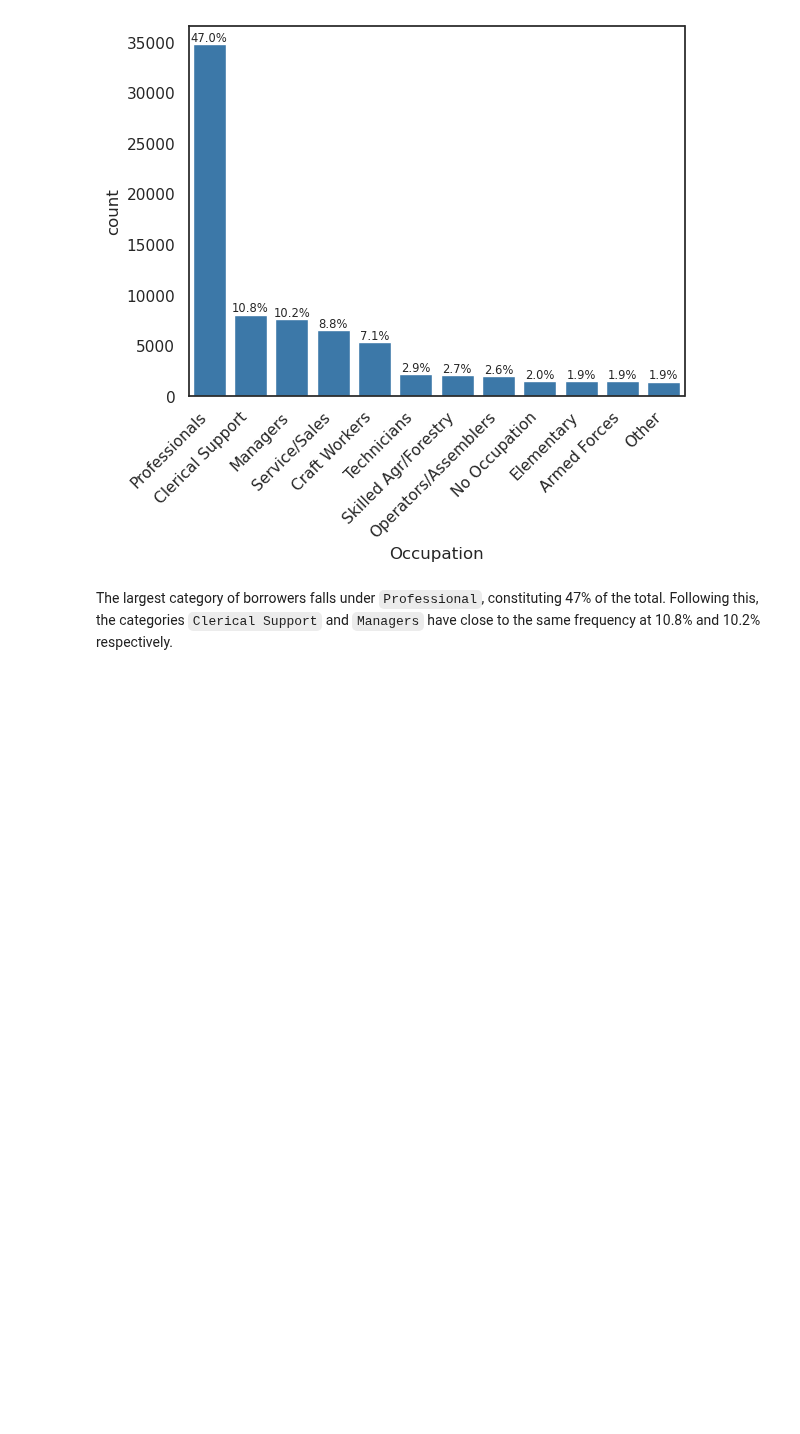
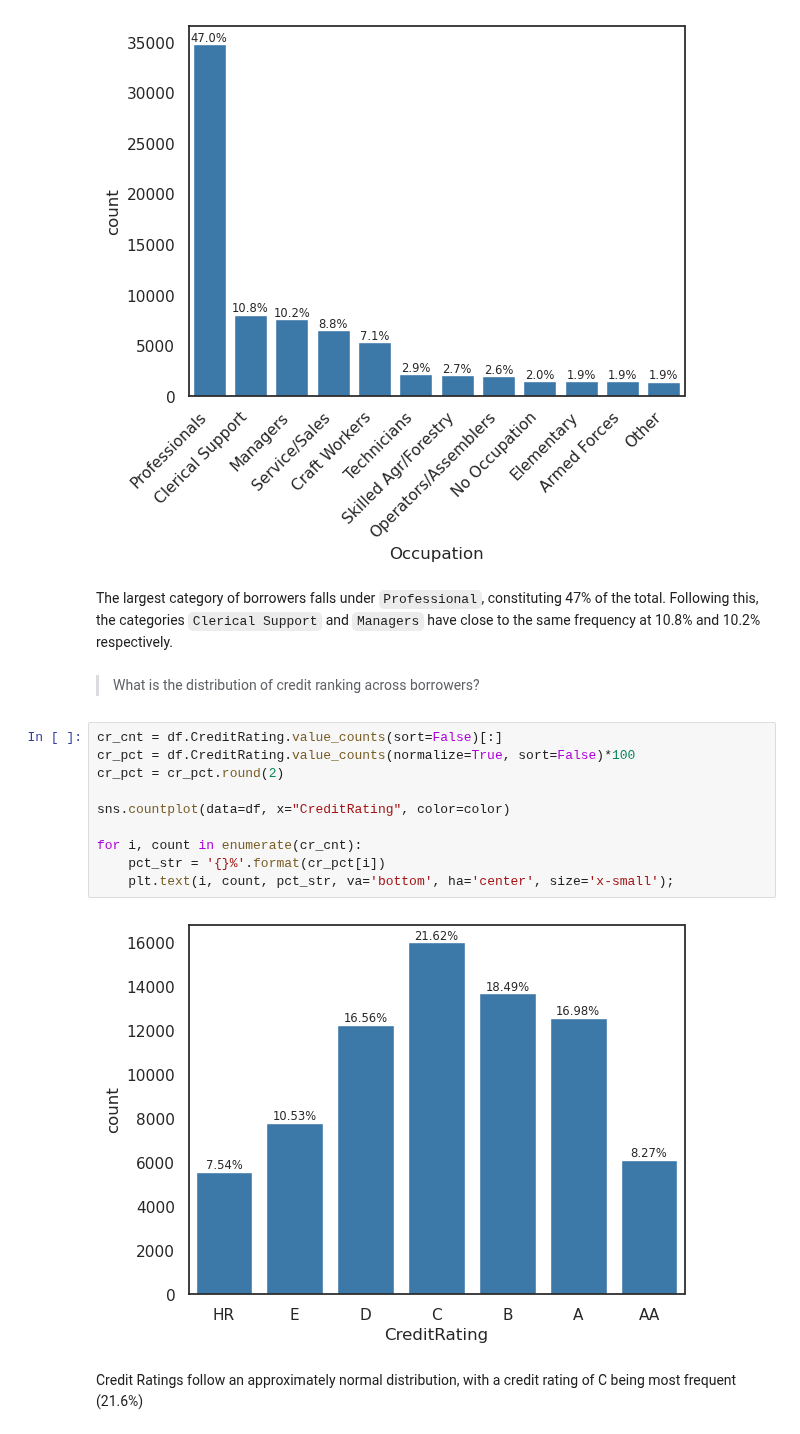
Before and after one commit to tristenwallace/prosper_loan_data_analysis, a Jupyter notebook: src/loan_analysis_explore.ipynb, the cells around one changed output. Drawn from its saved outputs; the diff is of its cells as text; blank space fills up the shorter version.

Commit message:
explore: Bar plot (credit rating)

```diff
--- a/src/loan_analysis_explore.ipynb
+++ b/src/loan_analysis_explore.ipynb
@@ -791,3 +791,19 @@ for i, count in enumerate(o_cnt):
 [figure]
 # %% [markdown]
 The largest category of borrowers falls under `Professional`, constituting 47% of the total. Following this, the categories `Clerical Support` and `Managers` have close to the same frequency at 10.8% and 10.2% respectively.
+# %% [markdown]
+> What is the distribution of credit ranking across borrowers?
+# %%
+cr_cnt = df.CreditRating.value_counts(sort=False)[:]
+cr_pct = df.CreditRating.value_counts(normalize=True, sort=False)*100
+cr_pct = cr_pct.round(2)
+
+sns.countplot(data=df, x="CreditRating", color=color)
+
+for i, count in enumerate(cr_cnt):
+    pct_str = '{}%'.format(cr_pct[i])
+    plt.text(i, count, pct_str, va='bottom', ha='center', size='x-small');
+# %% [output]
+[figure, added]
+# %% [markdown]
+Credit Ratings follow an approximately normal distribution, with a credit rating of C being most frequent (21.6%)
```
